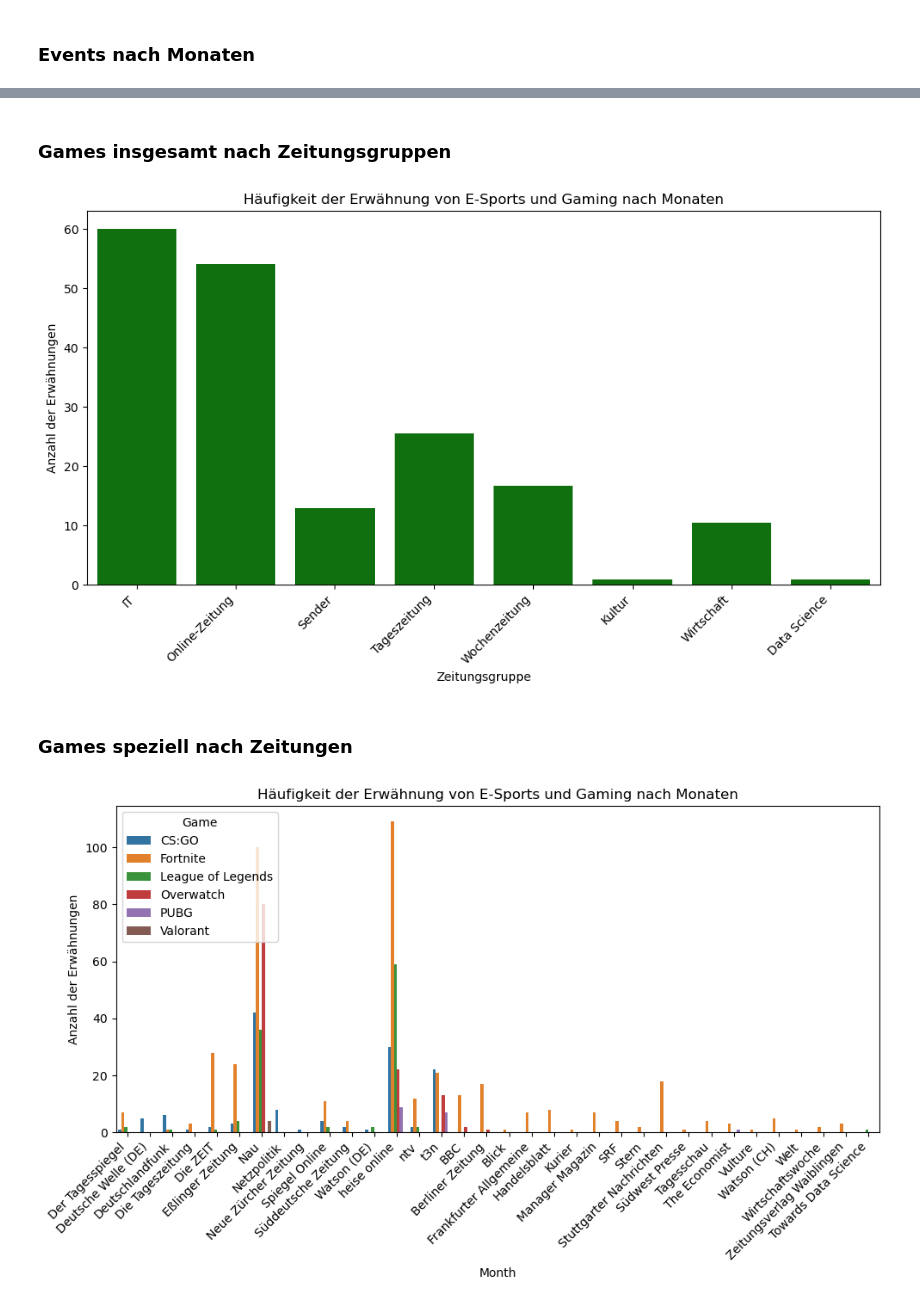
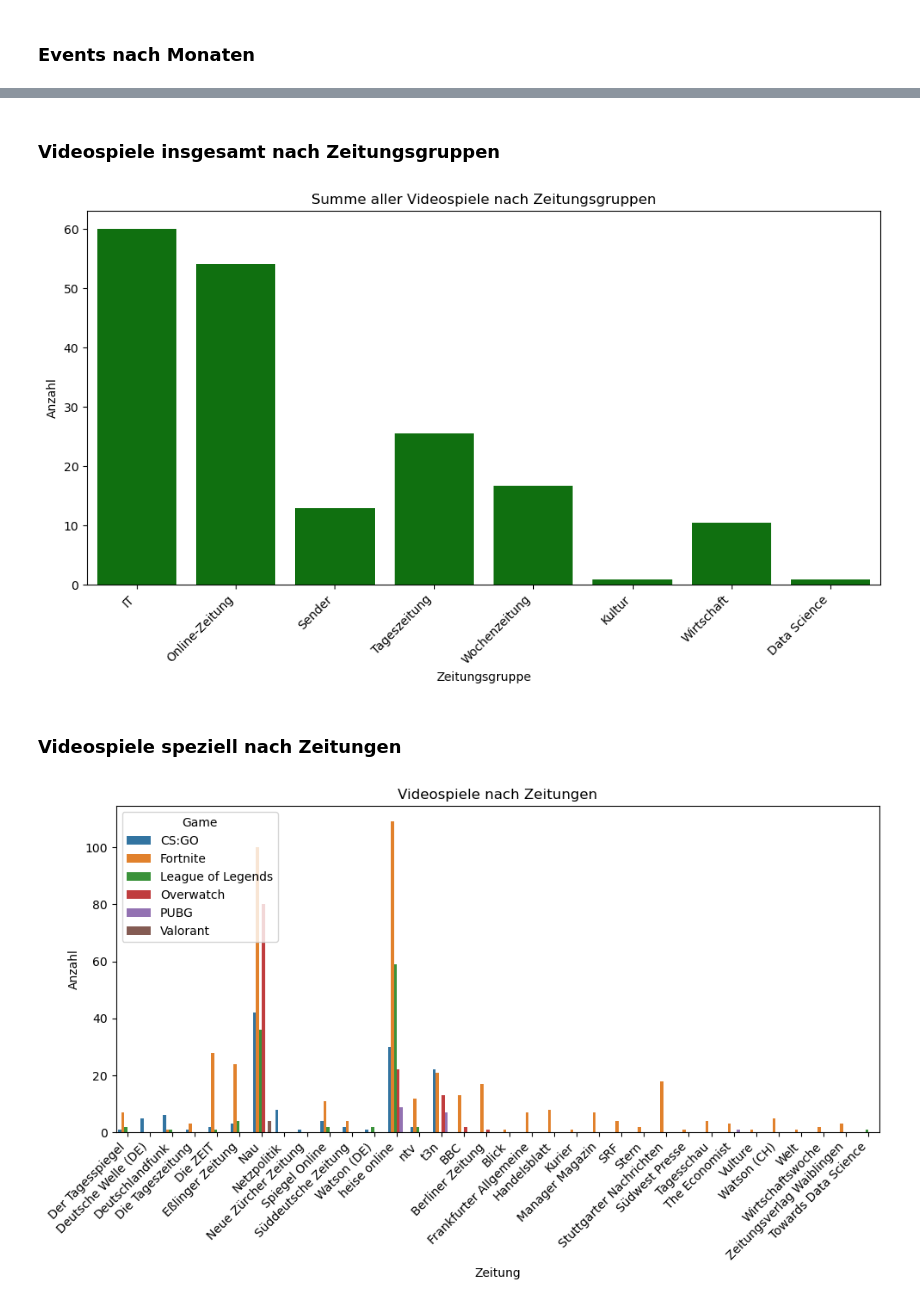
Before and after one commit to mixd304/dbuas-modul_5-applied-ds-1-studienarbeit-darius-mix, a Jupyter notebook: notebooks/eda.ipynb, the cells around one changed output, grey strips where cells are left out. Drawn from its saved outputs; the diff is of its cells as text; code cells hidden in the pictures.

```diff
--- a/notebooks/eda.ipynb
+++ b/notebooks/eda.ipynb
@@ -196,29 +196,29 @@ plt.show()
 # %% [markdown]
-### Games insgesamt nach Zeitungsgruppen
+### Videospiele insgesamt nach Zeitungsgruppen
 # %%
 plt.figure(figsize=(10, 6))
 sns.barplot(data=df_games_count_by_paper_group, x='Gruppe', y='Count', color='green', errorbar=None)
-plt.title('Häufigkeit der Erwähnung von E-Sports und Gaming nach Monaten')
+plt.title('Summe aller Videospiele nach Zeitungsgruppen')
 plt.xlabel('Zeitungsgruppe')
-plt.ylabel('Anzahl der Erwähnungen')
+plt.ylabel('Anzahl')
 plt.xticks(rotation=45, ha='right')
 
 plt.tight_layout()
 plt.show()
 # %% [output]
-[figure, old version]
+[figure, new version]
 # %% [markdown]
-### Games speziell nach Zeitungen
+### Videospiele speziell nach Zeitungen
 # %%
 plt.figure(figsize=(10, 6))
 sns.barplot(data=df_games_count_by_paper, x='Paper', y='Count', hue='Game', errorbar=None)
-plt.title('Häufigkeit der Erwähnung von E-Sports und Gaming nach Monaten')
-plt.xlabel('Month')
-plt.ylabel('Anzahl der Erwähnungen')
+plt.title('Videospiele nach Zeitungen')
+plt.xlabel('Zeitung')
+plt.ylabel('Anzahl')
 plt.xticks(rotation=45, ha='right')
 
 plt.tight_layout()
 plt.show()
 # %% [output]
-[figure, old version]
+[figure, new version]
 # %% [markdown]
```
Also changed, not shown: parts of 21 cells of this notebook, 7 other files.
